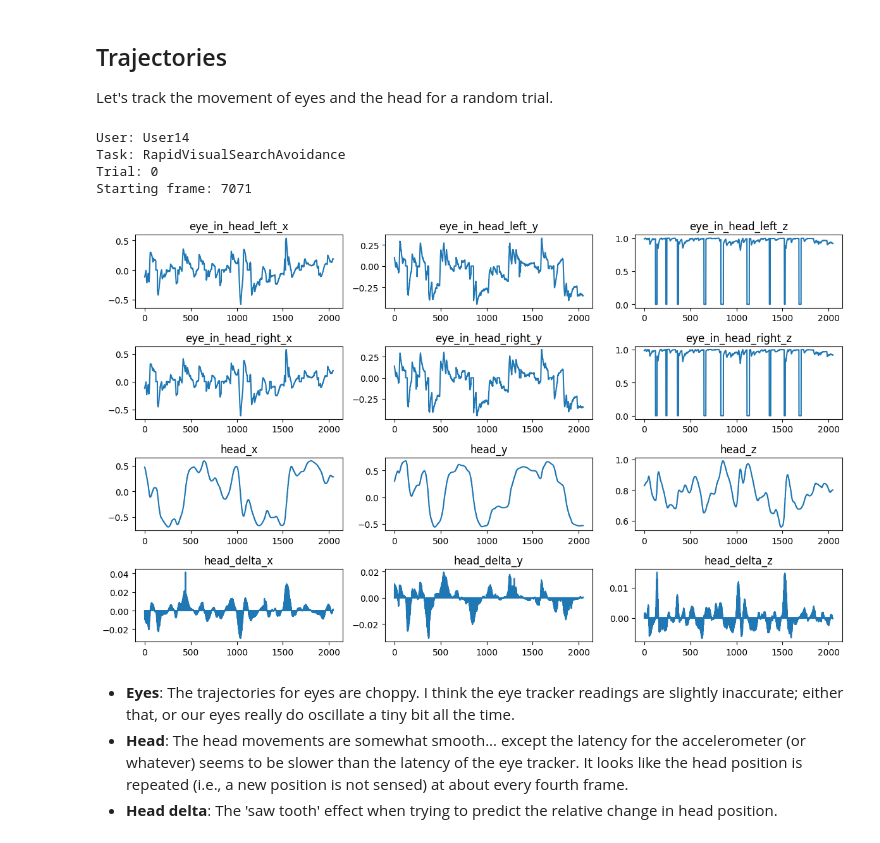
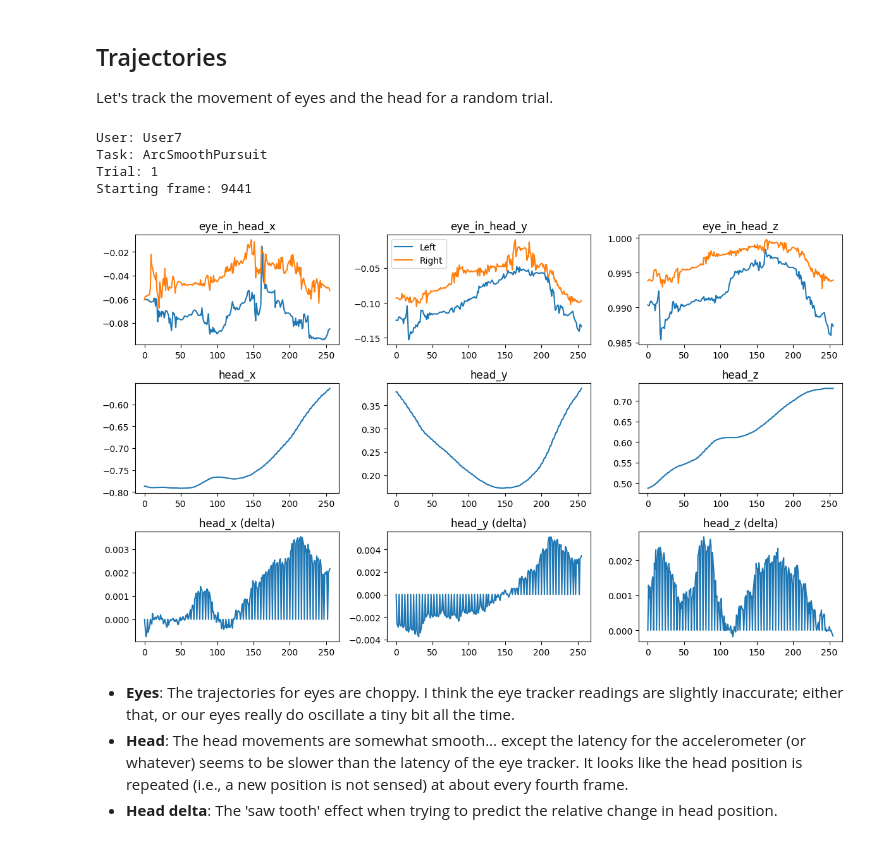
Before and after one commit to aria-lab-code/vr-exoskeleton, a Jupyter notebook: notebooks/explore.ipynb, the cells around one changed output. Cells and saved outputs as stored; diff of their text form; code cells hidden in the pictures.

```diff
--- a/notebooks/explore.ipynb
+++ b/notebooks/explore.ipynb
@@ -217,2 +217,13 @@ plot_hist(df_user0_task0_0)
 # %% [markdown]
 The `z` component of both eye gazes obviously has its mean centered around `1.0`, but a small anomalous spike is present at `0.0`. The `x` and `y` components seem to have spikes at `0.0` as well, although `0.0` appears to be a valid value.
+# %%
+# Plot main distribution of z component of eye gaze.
+
+fig, axes = plt.subplots(1, 2, figsize=(8, 2.7))
+for i, col in enumerate([COL_EYE_L_Z, COL_EYE_R_Z]):
+    series = df_user0_task0_0[col].to_numpy()
+    x = np.array([v for v in series if v > 0.5])
+    axes[i].hist(x, bins=128)
+    axes[i].set_title(col)
+plt.tight_layout()
+plt.show()
@@ -388,49 +400,45 @@ steps = 2 ** 11
+# %%
+steps = 2 ** 8
 # %%
 user = rng.choice(users)
 task = rng.choice(tasks)
 trial = rng.integers(3)
 offset = rng.integers(10800 - steps)
 print(f'User: {user}')
 print(f'Task: {task}')
 print(f'Trial: {trial:d}')
 print(f'Starting frame: {offset:d}')
 
 df = pd.read_csv(user_task_paths[user][task][trial])
 
 def plot_trajectory_sample(df, offset, steps):
-    organs = [
-        'eye_in_head_left',
-        'eye_in_head_right',
-        'head',
-        'head_delta',
-    ]
-    dims = ['x', 'y', 'z']
-    fig, axes = plt.subplots(len(organs), len(dims), figsize=(4 * len(dims), 1.8 * len(organs)))
-    for i, organ in enumerate(organs):
-        for j, dim in enumerate(dims):
-            title = f'{organ}_{dim}'
-            if i < 3:
-                col = title
-            else:
-                col = f'head_{dim}'
-            series = df[col].to_numpy()
-            if i < 3:
-                traj = series
-            else:
-                traj = series[1:] - series[:-1]
-            ax = axes[i][j]
-            ax.plot(traj[offset:offset + steps])
-            ax.set_title(title)
+    fig, axes = plt.subplots(3, 3, figsize=(12, 7.2))
+    for j, dim in enumerate(['x', 'y', 'z']):
+        eye_cols, sides = ['eye_in_head_left', 'eye_in_head_right'], ['Left', 'Right']
+        for i, (eye_col, side) in enumerate(zip(eye_cols, sides)):
+            x = df[f'{eye_col}_{dim}'].to_numpy()
+            axes[0, j].plot(x[offset:offset + steps], label=side)
+        axes[0, j].set_title(f'eye_in_head_{dim}')
+        if j == 1:
+            axes[0, j].legend()
+
+        x_head = df[f'head_{dim}'].to_numpy()
+        axes[1, j].plot(x_head[offset:offset + steps])
+        axes[1, j].set_title(f'head_{dim}')
+
+        x_head_delta = x_head[1:] - x_head[:-1]
+        axes[2, j].plot(x_head_delta[offset:offset + steps])
+        axes[2, j].set_title(f'head_{dim} (delta)')
     plt.tight_layout()
     plt.show()
 
 plot_trajectory_sample(df, offset, steps)
 # %% [output]
-User: User14
-Task: RapidVisualSearchAvoidance
-Trial: 0
-Starting frame: 7071
+User: User7
+Task: ArcSmoothPursuit
+Trial: 1
+Starting frame: 9441
-[figure, old version]
+[figure, new version]
 # %% [markdown]
 - **Eyes**: The trajectories for eyes are choppy. I think the eye tracker readings are slightly inaccurate; either that, or our eyes really do oscillate a tiny bit all the time.
 - **Head**: The head movements are somewhat smooth... except the latency for the accelerometer (or whatever) seems to be slower than the latency of the eye tracker. It looks like the head position is repeated (i.e., a new position is not sensed) at about every fourth frame.
```
Also changed, not shown: parts of 8 cells of this notebook, 4 other files.
